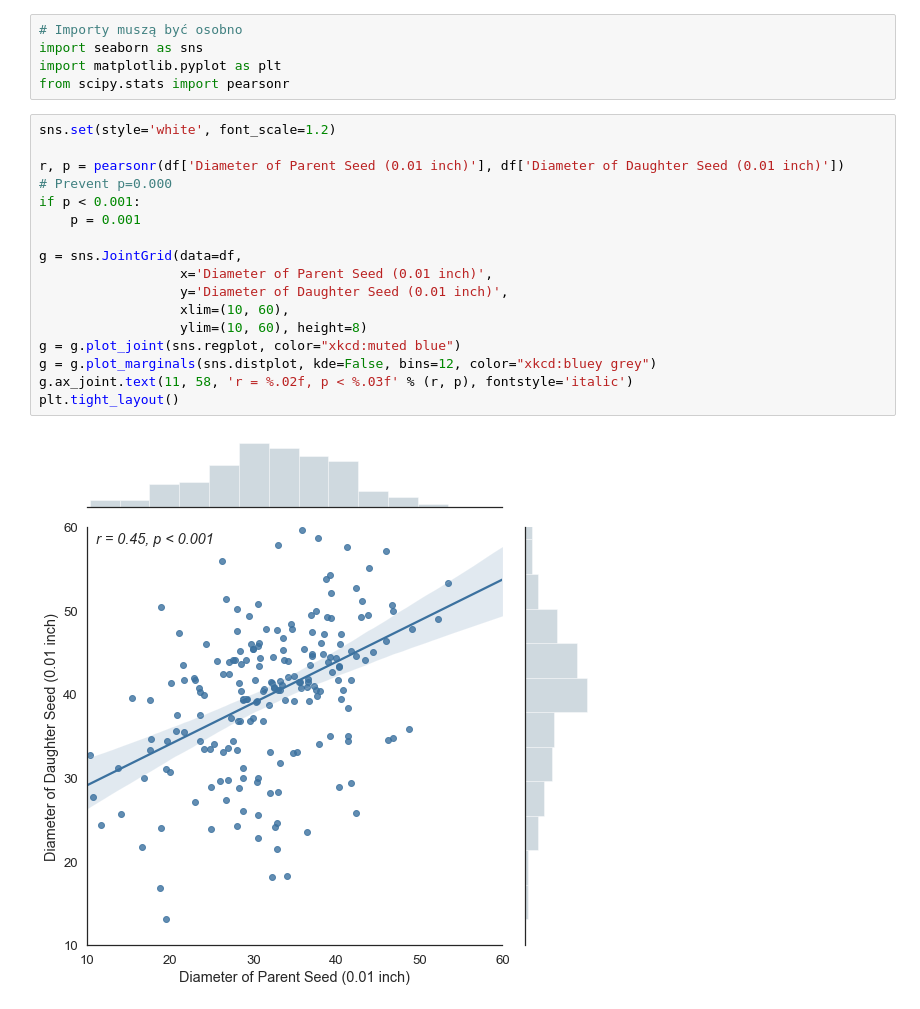
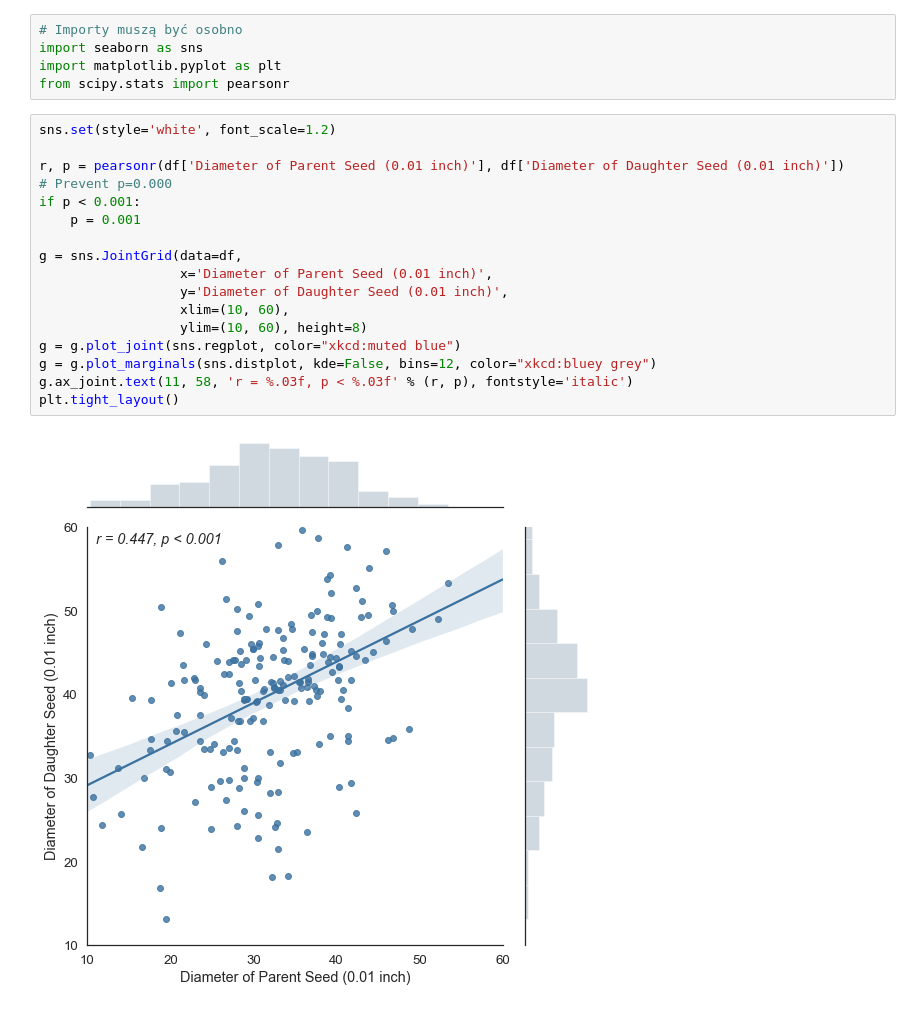
Before and after one commit to mikbuch/hci, a Jupyter notebook: 02_03_Bardziej_zaawansowany_przykład_Django.ipynb, the cells around one changed output. Cells and saved outputs as stored; diff of their text form.

```diff
--- a/02_03_Bardziej_zaawansowany_przykład_Django.ipynb
+++ b/02_03_Bardziej_zaawansowany_przykład_Django.ipynb
@@ -86,19 +86,19 @@ from scipy.stats import pearsonr
 # %%
 sns.set(style='white', font_scale=1.2)
 
 r, p = pearsonr(df['Diameter of Parent Seed (0.01 inch)'], df['Diameter of Daughter Seed (0.01 inch)'])
 # Prevent p=0.000
 if p < 0.001:
     p = 0.001
 
 g = sns.JointGrid(data=df,
                   x='Diameter of Parent Seed (0.01 inch)',
                   y='Diameter of Daughter Seed (0.01 inch)',
                   xlim=(10, 60),
                   ylim=(10, 60), height=8)
 g = g.plot_joint(sns.regplot, color="xkcd:muted blue")
 g = g.plot_marginals(sns.distplot, kde=False, bins=12, color="xkcd:bluey grey")
-g.ax_joint.text(11, 58, 'r = %.02f, p < %.03f' % (r, p), fontstyle='italic')
+g.ax_joint.text(11, 58, 'r = %.03f, p < %.03f' % (r, p), fontstyle='italic')
 plt.tight_layout()
 # %% [output]
-[figure, old version]
+[figure, new version]
```
Also changed, not shown: parts of 6 cells of this notebook, 3 other files.
